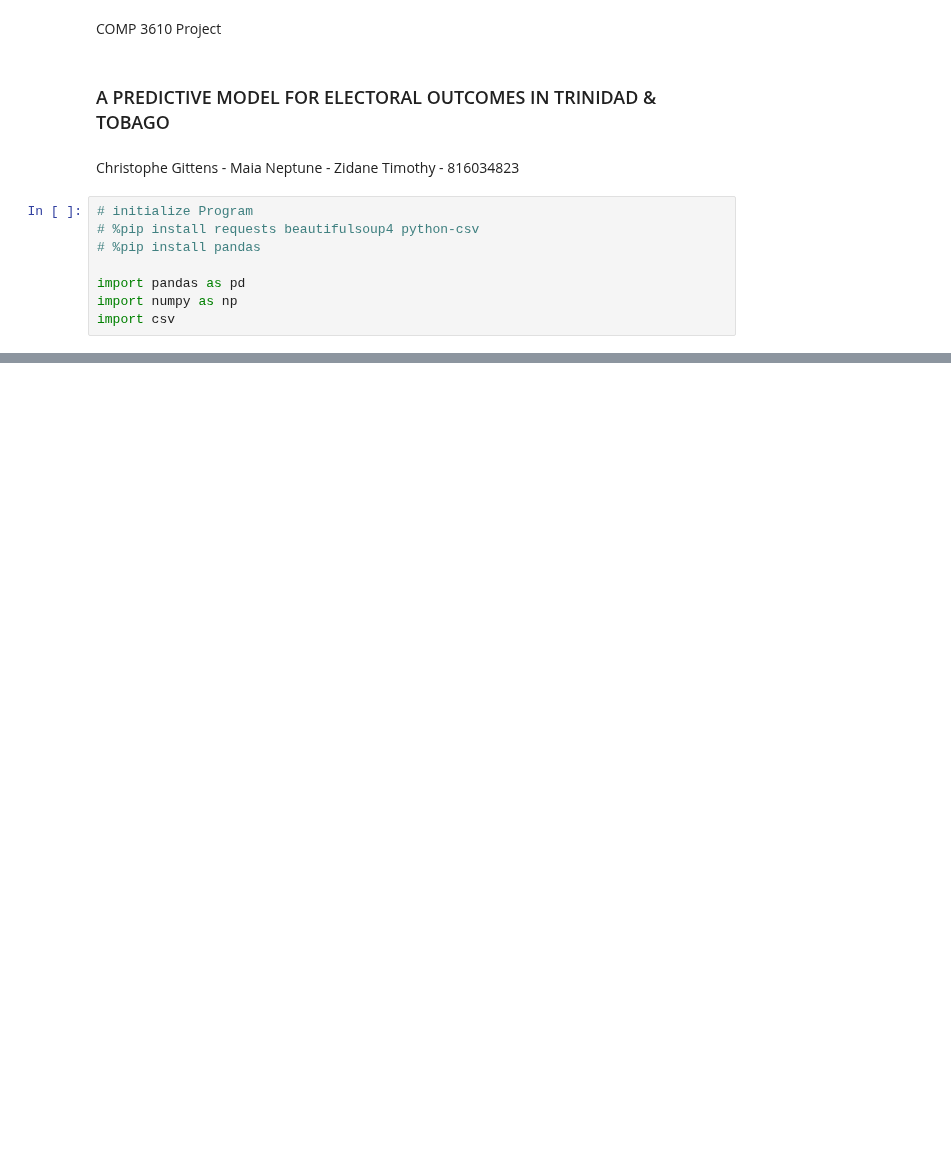
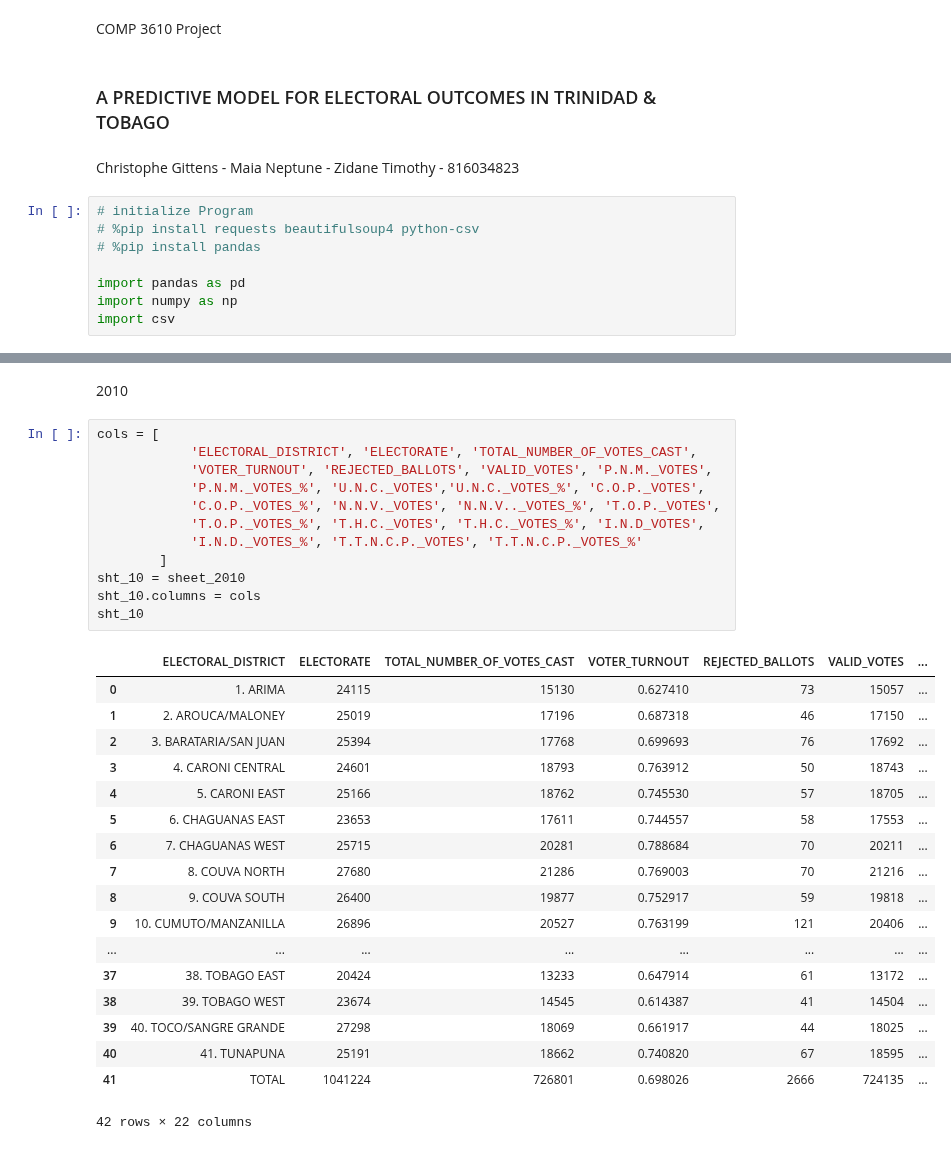
Before and after one commit to CorporaCorporate/COMP-3610-Project, a Jupyter notebook: election_results.ipynb, the cells around one changed output, grey strips where cells are left out. Cells and saved outputs as stored; diff of their text form; blank space fills up the shorter version.

```diff
--- a/election_results.ipynb
+++ b/election_results.ipynb
@@ -48,0 +135,33 @@ print(sheet4_df)
+# %% [markdown]
+2010
+# %%
+cols = [
+            'ELECTORAL_DISTRICT', 'ELECTORATE', 'TOTAL_NUMBER_OF_VOTES_CAST',
+            'VOTER_TURNOUT', 'REJECTED_BALLOTS', 'VALID_VOTES', 'P.N.M._VOTES',
+            'P.N.M._VOTES_%', 'U.N.C._VOTES','U.N.C._VOTES_%', 'C.O.P._VOTES',
+            'C.O.P._VOTES_%', 'N.N.V._VOTES', 'N.N.V.._VOTES_%', 'T.O.P._VOTES',
+            'T.O.P._VOTES_%', 'T.H.C._VOTES', 'T.H.C._VOTES_%', 'I.N.D_VOTES',
+            'I.N.D._VOTES_%', 'T.T.N.C.P._VOTES', 'T.T.N.C.P._VOTES_%'
+        ]
+sht_10 = sheet_2010
+sht_10.columns = cols
+sht_10
+# %% [output]
+|  | ELECTORAL_DISTRICT | ELECTORATE | TOTAL_NUMBER_OF_VOTES_CAST | VOTER_TURNOUT | REJECTED_BALLOTS | VALID_VOTES | ... |
+| 0 | 1. ARIMA | 24115 | 15130 | 0.627410 | 73 | 15057 | ... |
+| 1 | 2. AROUCA/MALONEY | 25019 | 17196 | 0.687318 | 46 | 17150 | ... |
+| 2 | 3. BARATARIA/SAN JUAN | 25394 | 17768 | 0.699693 | 76 | 17692 | ... |
+| 3 | 4. CARONI CENTRAL | 24601 | 18793 | 0.763912 | 50 | 18743 | ... |
+| 4 | 5. CARONI EAST | 25166 | 18762 | 0.745530 | 57 | 18705 | ... |
+| 5 | 6. CHAGUANAS EAST | 23653 | 17611 | 0.744557 | 58 | 17553 | ... |
+| 6 | 7. CHAGUANAS WEST | 25715 | 20281 | 0.788684 | 70 | 20211 | ... |
+| 7 | 8. COUVA NORTH | 27680 | 21286 | 0.769003 | 70 | 21216 | ... |
+| 8 | 9. COUVA SOUTH | 26400 | 19877 | 0.752917 | 59 | 19818 | ... |
+| 9 | 10. CUMUTO/MANZANILLA | 26896 | 20527 | 0.763199 | 121 | 20406 | ... |
+| ... | ... | ... | ... | ... | ... | ... | ... |
+| 37 | 38. TOBAGO EAST | 20424 | 13233 | 0.647914 | 61 | 13172 | ... |
+| 38 | 39. TOBAGO WEST | 23674 | 14545 | 0.614387 | 41 | 14504 | ... |
+| 39 | 40. TOCO/SANGRE GRANDE | 27298 | 18069 | 0.661917 | 44 | 18025 | ... |
+| 40 | 41. TUNAPUNA | 25191 | 18662 | 0.740820 | 67 | 18595 | ... |
+| 41 | TOTAL | 1041224 | 726801 | 0.698026 | 2666 | 724135 | ... |
+42 rows × 22 columns
```
Also changed, not shown: parts of 8 cells of this notebook.
